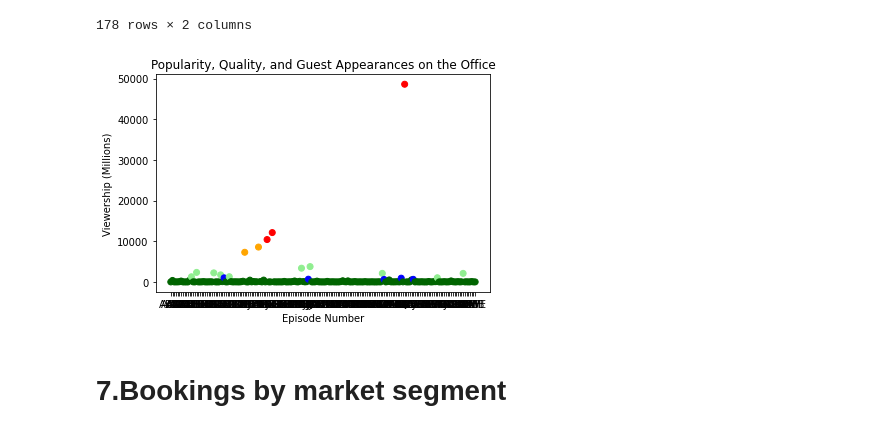
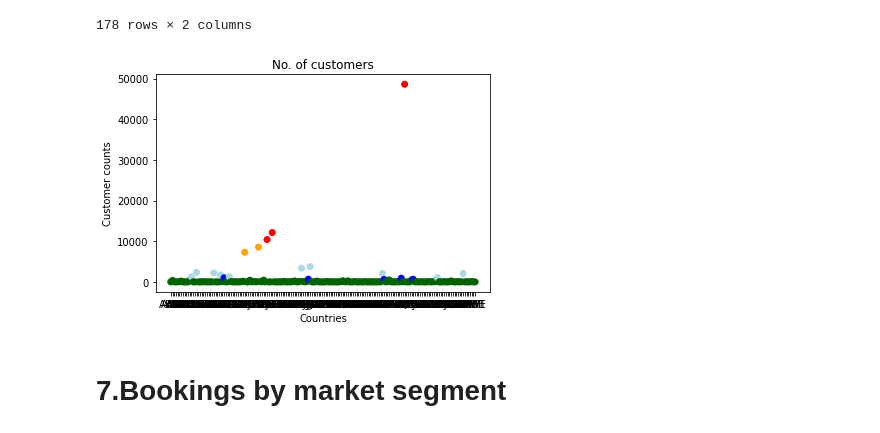
Before and after one commit to sadhanc0419/hotel-booking-data-analysis, a Jupyter notebook: Hotel_Booking_Analysis1_Capstone_Project.ipynb, the cells around one changed output. Saved outputs shown, nothing was run; the diff lists cells and outputs as text; code cells hidden in the pictures.

```diff
--- a/Hotel_Booking_Analysis1_Capstone_Project.ipynb
+++ b/Hotel_Booking_Analysis1_Capstone_Project.ipynb
@@ -262,38 +259,38 @@ import numpy as np
 import math
 
 #adding colors
 cls=[]
 
 for ind,rows in country_df.iterrows():
     if rows['count'] > 10000:
       cls.append('red')
 
 
     elif rows['count'] > 5000 :
       cls.append('orange')
     elif rows['count'] > 1000 :
-      cls.append('lightgreen')
+      cls.append('lightblue')
     elif rows['count'] > 500:
       cls.append('blue')
 
     else:
         cls.append('darkgreen')
 
 # plotting scatterplot
 fig = plt.figure()
 #ax = fig.add_axes([0.1, 0.1, 0.8, 0.8]) # main axes
 #ax.set_yticks([0, 500, 1000, 5000, 10000, 50000])
 
 plt.scatter(country_df['country'],
             country_df['count'],
             c=cls)
 
-plt.title("Popularity, Quality, and Guest Appearances on the Office")
-plt.xlabel("Episode Number")
-plt.ylabel("Viewership (Millions)")
+plt.title("No. of customers")
+plt.xlabel("Countries")
+plt.ylabel("Customer counts")
 plt.show()
 # %% [output]
-[figure, old version]
+[figure, new version]
 # %% [markdown]
 # 7.Bookings by market segment
 # %%
```
Also changed, not shown: parts of 9 cells of this notebook.
